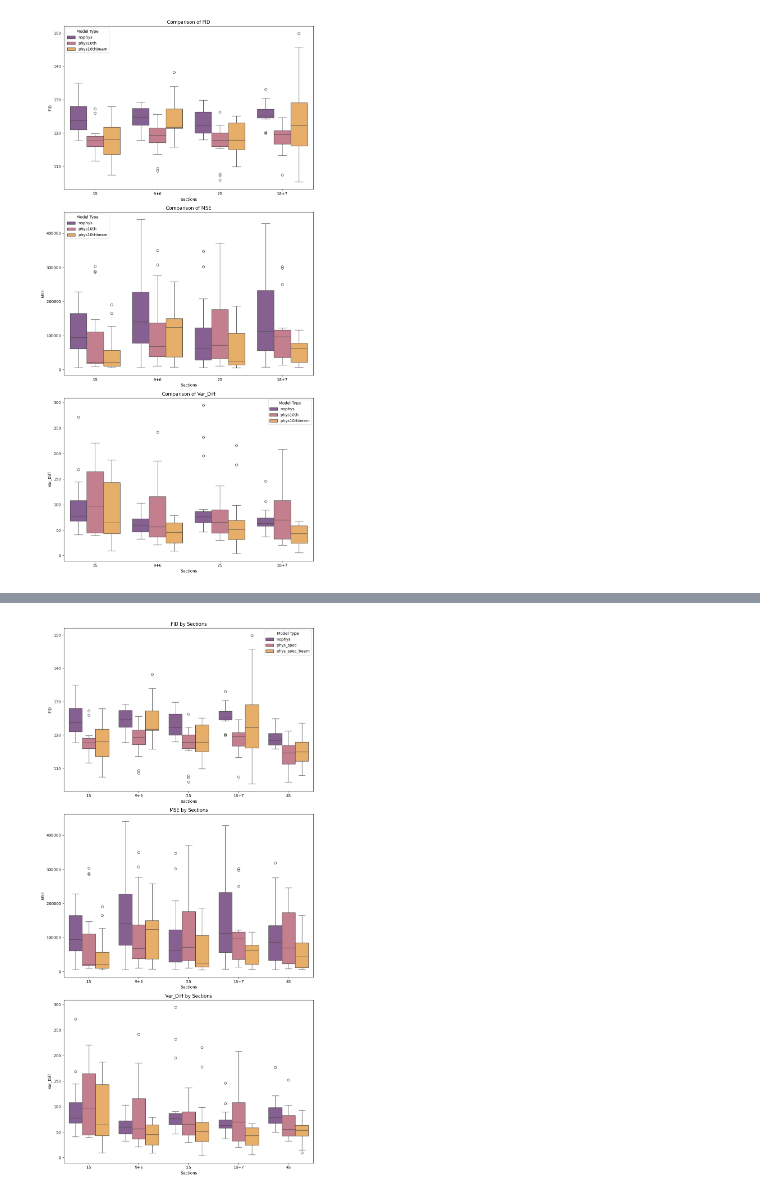
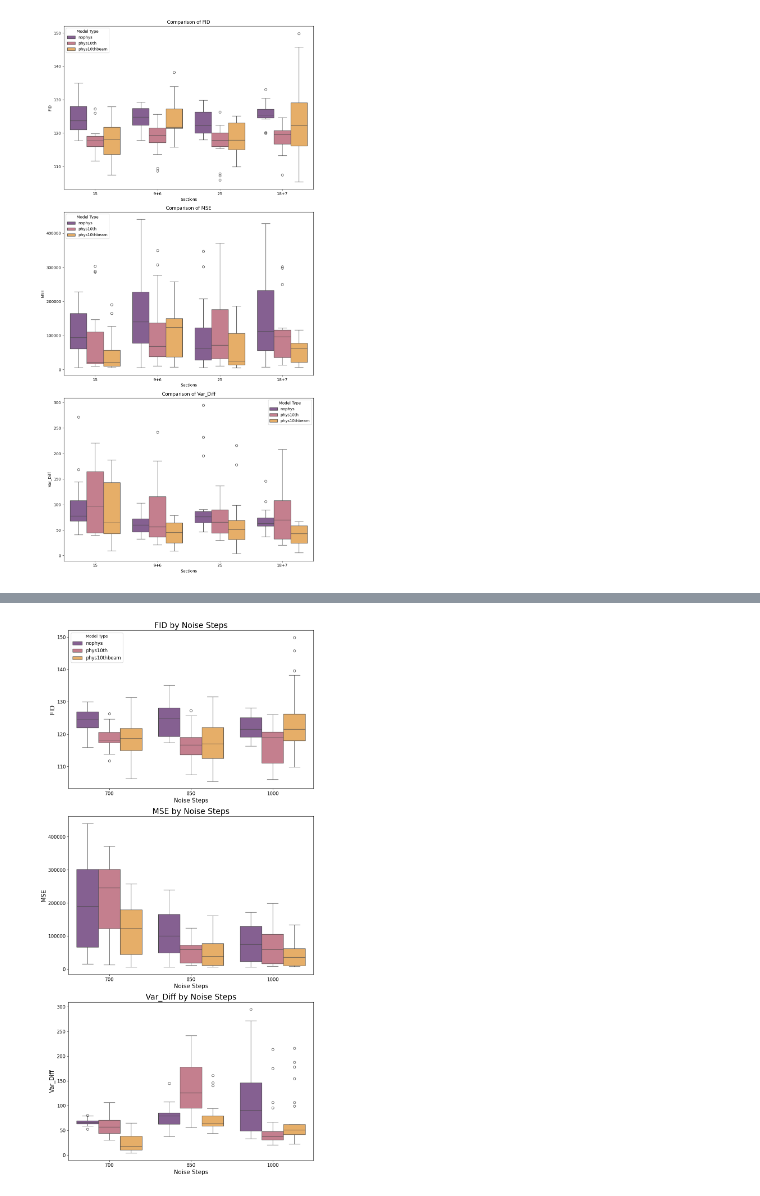
Before and after one commit to Jechmate/diffAE-elibeams, a Jupyter notebook: metrics.ipynb, the cells around one changed output, grey strips where cells are left out. Cells and saved outputs as stored; diff of their text form; code cells hidden in the pictures.

```diff
--- a/metrics.ipynb
+++ b/metrics.ipynb
@@ -274,8 +282,11 @@ print(df_combined.dtypes)
 plt.figure(figsize=(10, 20))
 for i, metric in enumerate(metrics):
     plt.subplot(len(metrics), 1, i+1)
-    sns.boxplot(x='Model Type', y=metric, data=df_combined, palette=pastel_palette, hue='Model Type')
-    plt.title(titles[i])
+    b = sns.boxplot(x='Model Type', y=metric, data=df_combined, palette=pastel_palette, hue='Model Type')
+    b.set_xlabel('Model Type', fontsize=15)
+    b.set_ylabel(metric, fontsize=15)
+    b.tick_params(labelsize=12)
+    plt.title(titles[i], fontsize=20)
 
 plt.tight_layout()
 plt.show()
@@ -285,8 +296,11 @@ plt.show()
 plt.figure(figsize=(10, 20))
 for i, metric in enumerate(metrics):
     plt.subplot(len(metrics), 1, i+1)
-    box_plot = sns.boxplot(x='CFG', y=metric, data=df_combined, palette=pastel_palette, hue='CFG', legend=False)
-    plt.title(f'CFG Influence on {titles[i]}')
+    b = sns.boxplot(x='CFG', y=metric, data=df_combined, palette=pastel_palette, hue='CFG', legend=False)
+    b.set_xlabel('CFG', fontsize=15)
+    b.set_ylabel(metric, fontsize=15)
+    b.tick_params(labelsize=12)
+    plt.title(f'CFG Influence on {titles[i]}', fontsize=20)
 
 plt.tight_layout()
 plt.show()
@@ -295,8 +309,11 @@ plt.show()
 plt.figure(figsize=(10, 20))
 for i, metric in enumerate(metrics):
     plt.subplot(len(metrics), 1, i+1)
-    sns.boxplot(x='Sections', y=metric, data=df_combined, palette=pastel_palette, hue='Sections', legend=False)
-    plt.title(f'Sections Influence on {titles[i]}')
+    b = sns.boxplot(x='Sections', y=metric, data=df_combined, palette=pastel_palette, hue='Sections', legend=False)
+    b.set_xlabel('Sections', fontsize=15)
+    b.set_ylabel(metric, fontsize=15)
+    b.tick_params(labelsize=12)
+    plt.title(f'Sections Influence on {titles[i]}', fontsize=20)
 
 plt.tight_layout()
 plt.show()
@@ -304,8 +321,11 @@ plt.show()
 plt.figure(figsize=(10, 20))
 for i, metric in enumerate(metrics):
     plt.subplot(len(metrics), 1, i+1)
-    sns.boxplot(x='Noise Steps', y=metric, data=df_combined, palette=pastel_palette, hue='Noise Steps', legend=False)
-    plt.title(f'Noise steps influence on {titles[i]}')
+    b = sns.boxplot(x='Noise Steps', y=metric, data=df_combined, palette=pastel_palette, hue='Noise Steps', legend=False)
+    b.set_xlabel('Noise Steps', fontsize=15)
+    b.set_ylabel(metric, fontsize=15)
+    b.tick_params(labelsize=12)
+    plt.title(f'Noise steps influence on {titles[i]}', fontsize=20)
 
 plt.tight_layout()
 plt.show()
@@ -453,19 +472,20 @@ def to_pastel(color, weight=0.3):
 original_palette = sns.color_palette('inferno', n_colors=3)
 pastel_palette = [to_pastel(color) for color in original_palette]
 
-parameter = 'Sections'
+parameter = 'Noise Steps'
 
 
 fig, axes = plt.subplots(len(metrics_subcharts), 1, figsize=(10, 20))
 for j, metric in enumerate(metrics_subcharts):
-    sns.boxplot(ax=axes[j], x=parameter, y=metric, hue='Model Type', data=data, palette=pastel_palette)
-    axes[j].set_title(f'{metric} by {parameter}')
-    axes[j].set_xlabel(parameter)
-    axes[j].set_ylabel(metric)
+    b = sns.boxplot(ax=axes[j], x=parameter, y=metric, hue='Model Type', data=data, palette=pastel_palette)
+    axes[j].set_title(f'{metric} by {parameter}', fontsize=20)
+    axes[j].set_xlabel(parameter, fontsize=15)
+    axes[j].set_ylabel(metric, fontsize=15)
+    b.tick_params(labelsize=12)
     if j != 0:  # Adjusting the condition to keep the legend in the first subplot
         axes[j].get_legend().remove()
     else:
-        axes[j].legend(title='Model Type')
+        axes[j].legend(title='Model Type', fontsize=12)
 
 plt.tight_layout()
 plt.savefig(f'{parameter}_metrics.png')  # Save the figure after displaying
@@ -475 +501 @@ plt.close()
-[figure, old version]
+[figure, new version]
```
Also changed, not shown: parts of 9 cells of this notebook, 8 other files.
